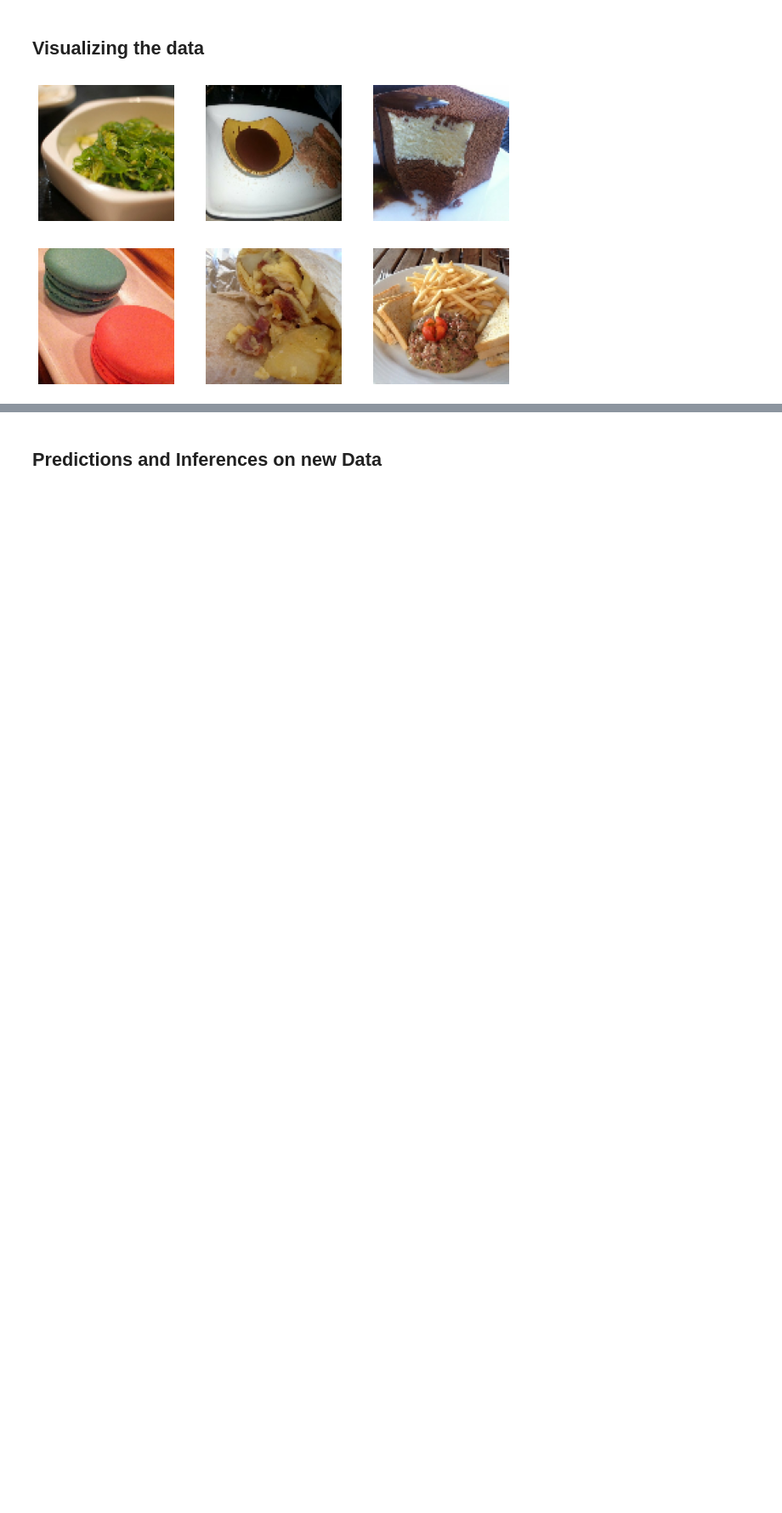
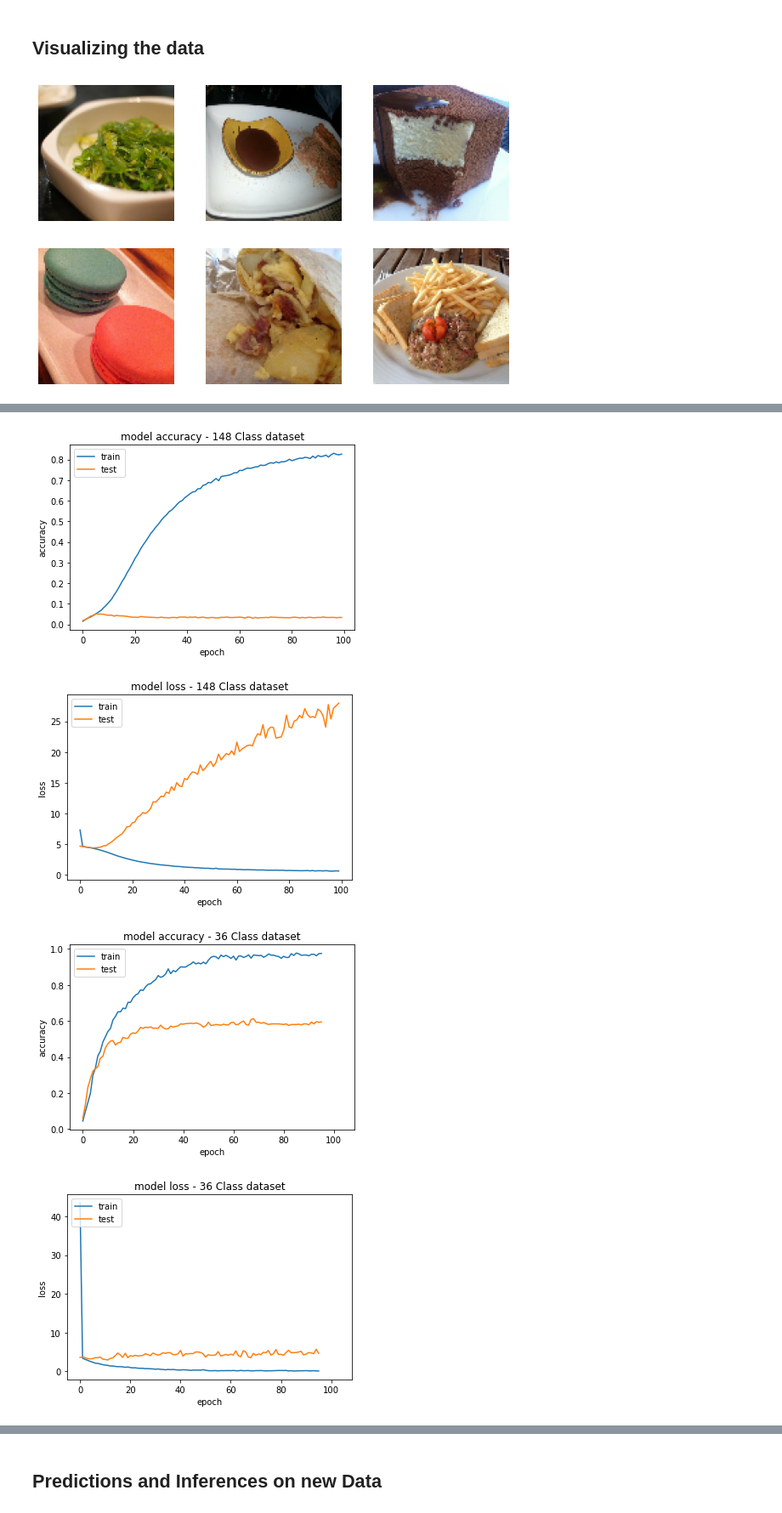
Before and after one commit to shanelk1/Recipe_recommendation_bot, a Jupyter notebook: image_classification_model.ipynb, the cells around one changed output, grey strips where cells are left out. Shown at 85% size. Saved outputs shown, nothing was run; the diff lists cells and outputs as text; code cells hidden in the pictures; blank space fills up the shorter version.

```diff
--- a/image_classification_model.ipynb
+++ b/image_classification_model.ipynb
@@ -216,0 +301,4 @@ tf.summary()
+# %%
+# Loading the history files from CSV files
+model_148_history = pd.read_csv('model_4_history.csv')
+model_36_history = pd.read_csv('model_fruits_veg.csv')
@@ -216,0 +307,39 @@ tf.summary()
+# %%
+# summarize history for accuracy
+plt.plot(model_148_history['accuracy'])
+plt.plot(model_148_history['val_accuracy'])
+plt.title('model accuracy - 148 Class dataset')
+plt.ylabel('accuracy')
+plt.xlabel('epoch')
+plt.legend(['train', 'test'], loc='upper left')
+plt.show()
+# summarize history for loss
+plt.plot(model_148_history['loss'])
+plt.plot(model_148_history['val_loss'])
+plt.title('model loss - 148 Class dataset')
+plt.ylabel('loss')
+plt.xlabel('epoch')
+plt.legend(['train', 'test'], loc='upper left')
+plt.show()
+
+# summarize history for accuracy
+plt.plot(model_36_history['accuracy'])
+plt.plot(model_36_history['val_accuracy'])
+plt.title('model accuracy - 36 Class dataset')
+plt.ylabel('accuracy')
+plt.xlabel('epoch')
+plt.legend(['train', 'test'], loc='upper left')
+plt.show()
+# summarize history for loss
+plt.plot(model_36_history['loss'])
+plt.plot(model_36_history['val_loss'])
+plt.title('model loss - 36 Class dataset')
+plt.ylabel('loss')
+plt.xlabel('epoch')
+plt.legend(['train', 'test'], loc='upper left')
+plt.show()
+# %% [output]
+[figure, added]
+[figure, added]
+[figure, added]
+[figure, added]
```
Also changed, not shown: parts of 34 cells of this notebook, 4 other files.
